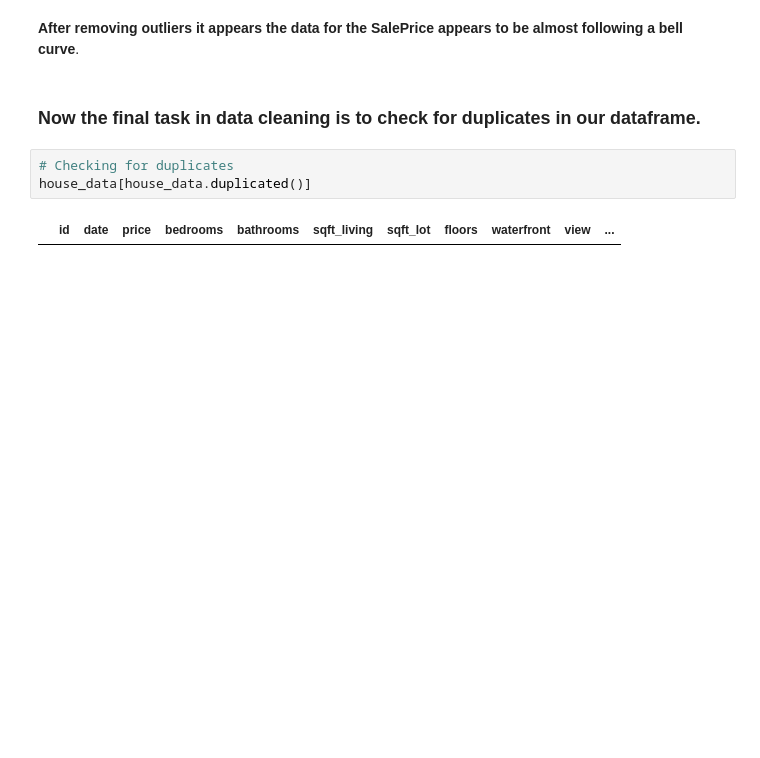
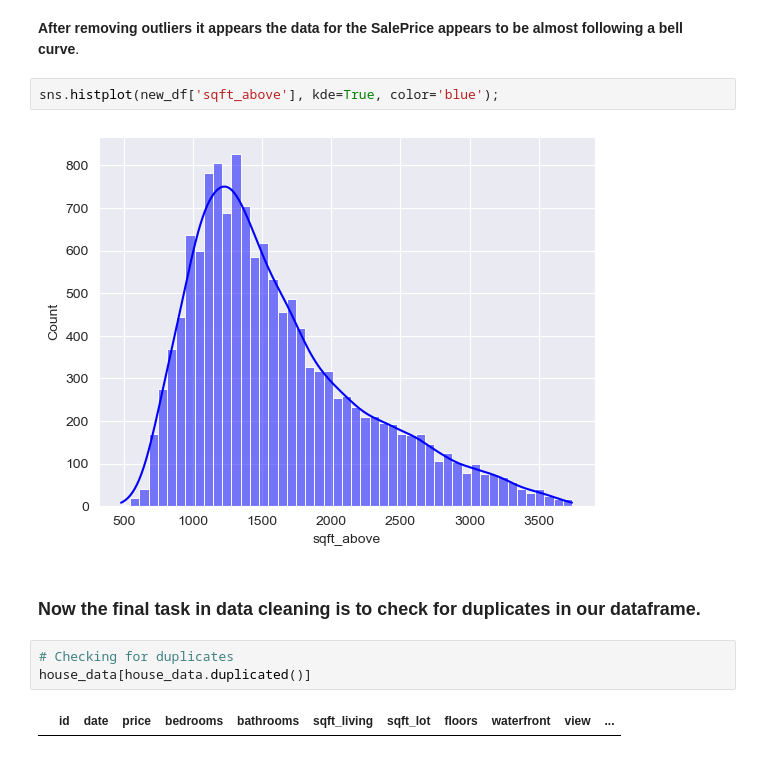
Before and after one commit to DennisWainaina/Megamax-Real-Estate-House-Project, a Jupyter notebook: index.ipynb, the cells around one changed output. Drawn from its saved outputs; the diff is of its cells as text; blank space fills up the shorter version.

```diff
--- a/index.ipynb
+++ b/index.ipynb
@@ -459,5 +467,9 @@ plt.title('Histogram of SalePrices after removing outliers');
 # %% [markdown]
 **After removing outliers it appears the data for the SalePrice appears to be almost following a bell curve**.
+# %%
+sns.histplot(new_df['sqft_above'], kde=True, color='blue');
+# %% [output]
+[figure, added]
 # %% [markdown]
 ### Now the final task in data cleaning is to check for duplicates in our dataframe.
 # %%
```
Also changed, not shown: parts of 7 cells of this notebook.
